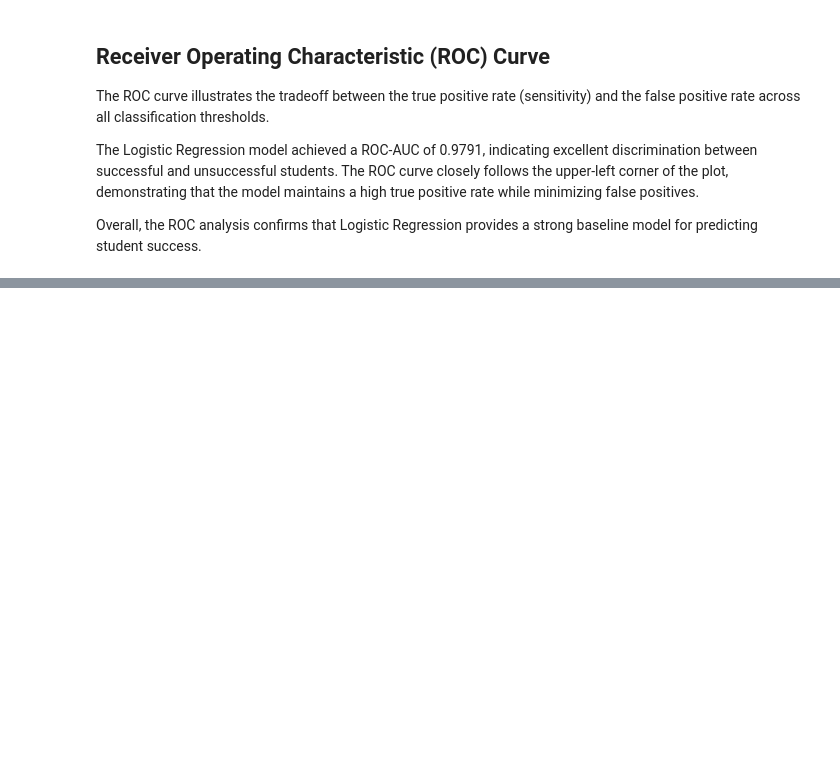
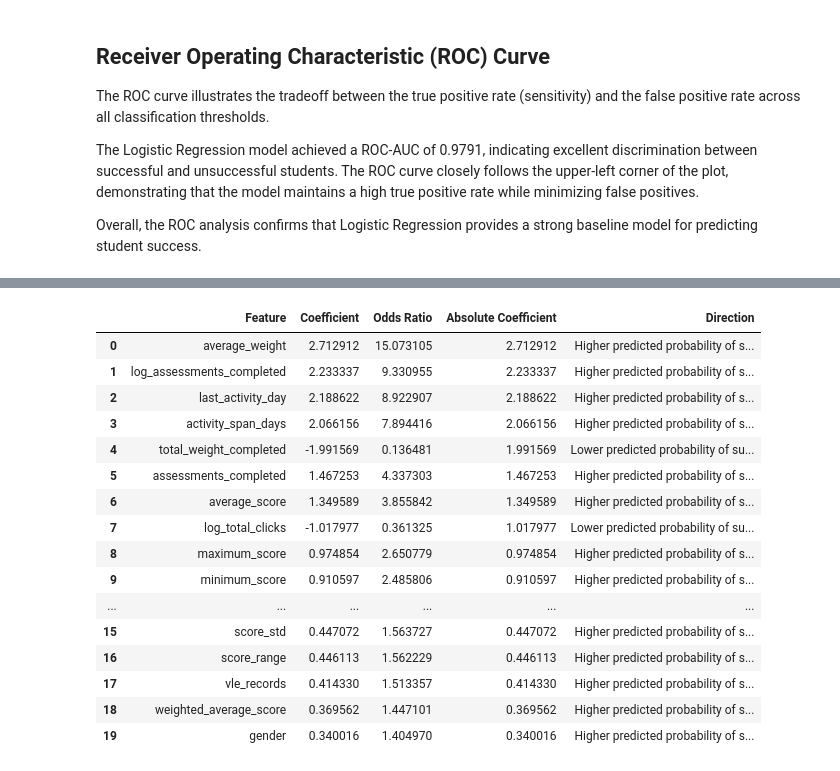
Before and after one commit to maverick8675309/seaid-framework, a Jupyter notebook: Notebooks/03_Logistic_Regression_Full_Course_Baseline.ipynb, the cells around one changed output, grey strips where cells are left out. Drawn from its saved outputs; the diff is of its cells as text; code cells hidden in the pictures; blank space fills up the shorter version.

```diff
--- a/Notebooks/03_Logistic_Regression_Full_Course_Baseline.ipynb
+++ b/Notebooks/03_Logistic_Regression_Full_Course_Baseline.ipynb
@@ -521,3 +521,25 @@ The ROC curve illustrates the tradeoff between the true positive rate (sensitivi
 The Logistic Regression model achieved a ROC-AUC of 0.9791, indicating excellent discrimination between successful and unsuccessful students. The ROC curve closely follows the upper-left corner of the plot, demonstrating that the model maintains a high true positive rate while minimizing false positives.
 
 Overall, the ROC analysis confirms that Logistic Regression provides a strong baseline model for predicting student success.
+# %%
+logistic_model = logistic_pipeline.named_steps["model"]
+
+coefficients = pd.DataFrame({
+    "Feature": X.columns,
+    "Coefficient": logistic_model.coef_[0]
+})
+
+coefficients["Odds Ratio"] = np.exp(
+    coefficients["Coefficient"]
+)
+
+coefficients["Absolute Coefficient"] = (
+    coefficients["Coefficient"].abs()
+)
+
+coefficients = coefficients.sort_values(
+    by="Absolute Coefficient",
+    ascending=False
+).reset_index(drop=True)
+
+coefficients.head(20)
@@ -523,0 +574,26 @@ Overall, the ROC analysis confirms that Logistic Regression provides a strong ba
+# %%
+coefficients["Direction"] = np.where(
+    coefficients["Coefficient"] > 0,
+    "Higher predicted probability of success",
+    "Lower predicted probability of success"
+)
+
+coefficients.head(20)
+# %% [output]
+|  | Feature | Coefficient | Odds Ratio | Absolute Coefficient | Direction |
+| 0 | average_weight | 2.712912 | 15.073105 | 2.712912 | Higher predicted probability of s... |
+| 1 | log_assessments_completed | 2.233337 | 9.330955 | 2.233337 | Higher predicted probability of s... |
+| 2 | last_activity_day | 2.188622 | 8.922907 | 2.188622 | Higher predicted probability of s... |
+| 3 | activity_span_days | 2.066156 | 7.894416 | 2.066156 | Higher predicted probability of s... |
+| 4 | total_weight_completed | -1.991569 | 0.136481 | 1.991569 | Lower predicted probability of su... |
+| 5 | assessments_completed | 1.467253 | 4.337303 | 1.467253 | Higher predicted probability of s... |
+| 6 | average_score | 1.349589 | 3.855842 | 1.349589 | Higher predicted probability of s... |
+| 7 | log_total_clicks | -1.017977 | 0.361325 | 1.017977 | Lower predicted probability of su... |
+| 8 | maximum_score | 0.974854 | 2.650779 | 0.974854 | Higher predicted probability of s... |
+| 9 | minimum_score | 0.910597 | 2.485806 | 0.910597 | Higher predicted probability of s... |
+| ... | ... | ... | ... | ... | ... |
+| 15 | score_std | 0.447072 | 1.563727 | 0.447072 | Higher predicted probability of s... |
+| 16 | score_range | 0.446113 | 1.562229 | 0.446113 | Higher predicted probability of s... |
+| 17 | vle_records | 0.414330 | 1.513357 | 0.414330 | Higher predicted probability of s... |
+| 18 | weighted_average_score | 0.369562 | 1.447101 | 0.369562 | Higher predicted probability of s... |
+| 19 | gender | 0.340016 | 1.404970 | 0.340016 | Higher predicted probability of s... |
```
Also changed, not shown: parts of 2 cells of this notebook.
